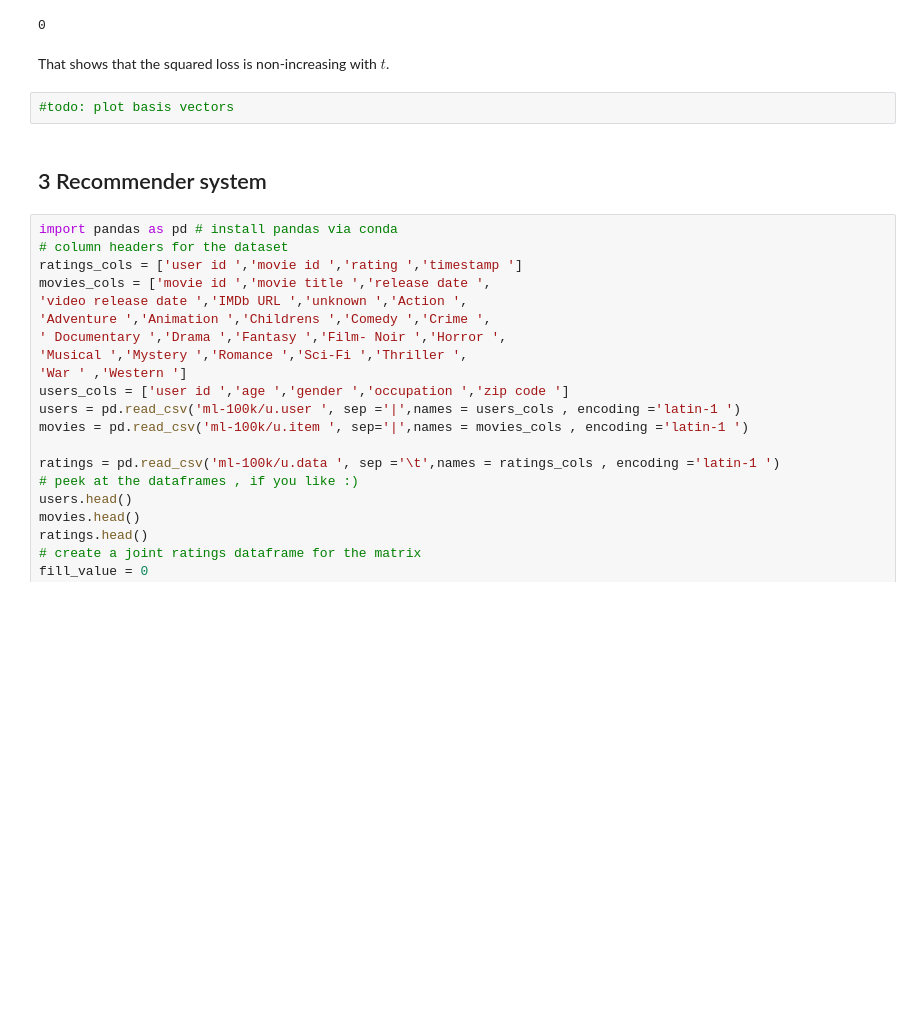
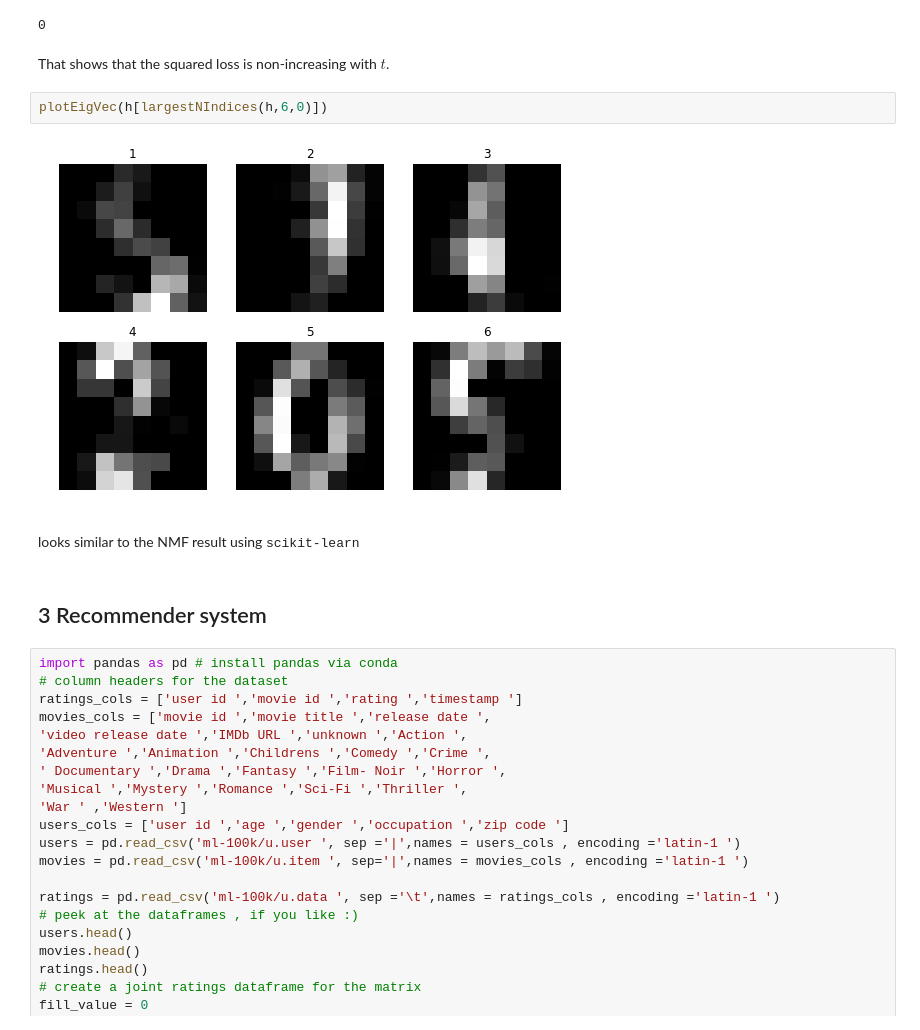
Before and after one commit to ml4cdeca/FundamentalsOfMachineLearning, a Jupyter notebook: exercise8/nmf.ipynb, the cells around one changed output. Cells and saved outputs as stored; diff of their text form; blank space fills up the shorter version.

```diff
--- a/exercise8/nmf.ipynb
+++ b/exercise8/nmf.ipynb
@@ -85,8 +83,12 @@ np.count_nonzero(np.gradient(l)>0)
 0
 # %% [markdown]
 That shows that the squared loss is non-increasing with $t$.
-# %%
-#todo: plot basis vectors
+# %%
+plotEigVec(h[largestNIndices(h,6,0)])
+# %% [output]
+[figure, added]
+# %% [markdown]
+looks similar to the NMF result using <tt>scikit-learn</tt>
 # %% [markdown]
 ## 3 Recommender system
 # %%
```
Also changed, not shown: parts of 8 cells of this notebook.
